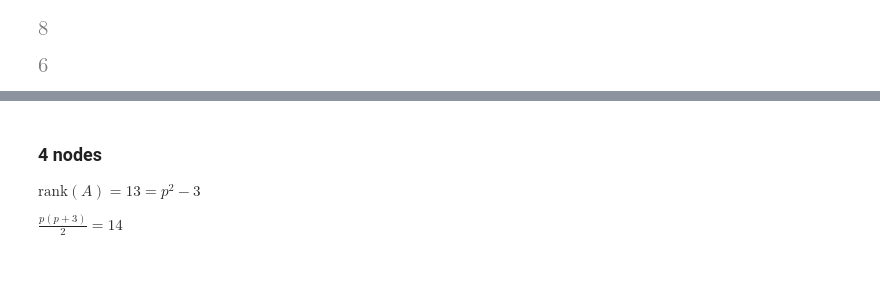
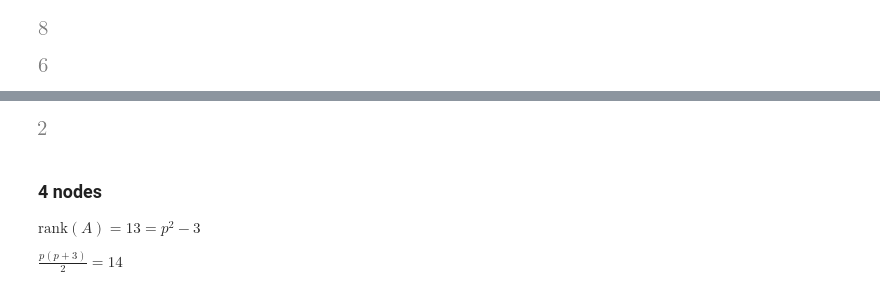
Before and after one commit to eva-resch/tum_masterthesis, a Jupyter notebook: rank_of_A.ipynb, the cells around one changed output, grey strips where cells are left out. Cells and saved outputs as stored; diff of their text form; code cells hidden in the pictures; blank space fills up the shorter version.

```diff
--- a/rank_of_A.ipynb
+++ b/rank_of_A.ipynb
@@ -125,3 +167,14 @@ A_Sigma.rank()
+# %%
+a = Symbol("a")
+b = Symbol("b")
+c = Symbol("c")
+x = Symbol("x")
+y = Symbol("y")
+z = Symbol("z")
+ma = Matrix([[a/x, -a/y, 0], [-b/x, 0, b/z], [0, -c/y, c/z]])
+ma.rank()
+# %% [output]
+[figure, added]
 # %% [markdown]
 ### 4 nodes
 $\text{rank}(A) = 13 = p^2 - 3$
```
Also changed, not shown: parts of 12 cells of this notebook.
